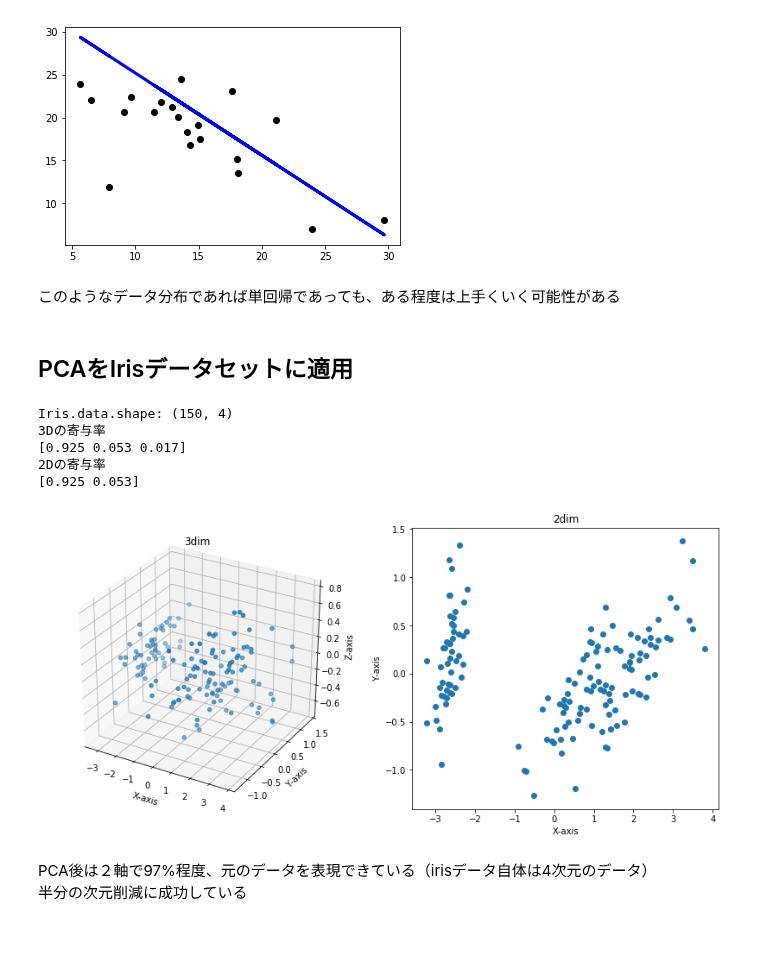
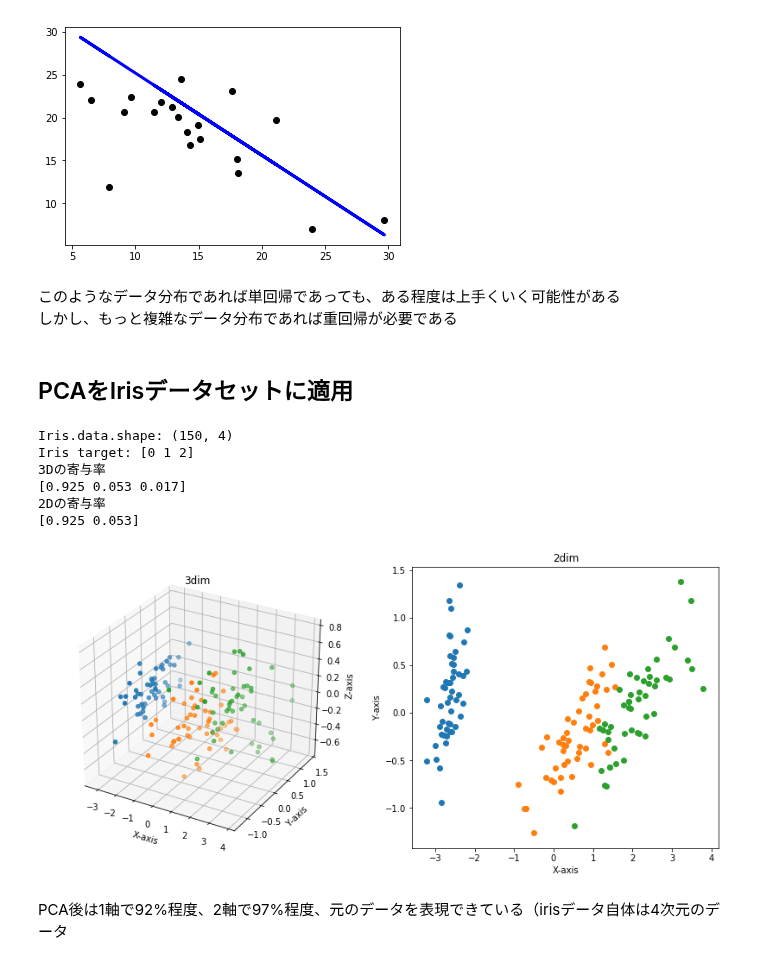
Before and after one commit to furukawa-laboratory/workout_report_2019, a Jupyter notebook: trainee/tsuno/model/beginner_model.ipynb, the cells around one changed output. Drawn from its saved outputs; the diff is of its cells as text; code cells hidden in the pictures; blank space fills up the shorter version.

```diff
--- a/trainee/tsuno/model/beginner_model.ipynb
+++ b/trainee/tsuno/model/beginner_model.ipynb
@@ -123,7 +123,8 @@ plt.show()
 # %% [output]
 [figure]
 # %% [markdown]
-このようなデータ分布であれば単回帰であっても、ある程度は上手くいく可能性がある
+このようなデータ分布であれば単回帰であっても、ある程度は上手くいく可能性がある<br>
+しかし、もっと複雑なデータ分布であれば重回帰が必要である
 # %% [markdown]
 ## PCAをIrisデータセットに適用
 # %%
@@ -137,38 +138,46 @@ np.set_printoptions(precision=3)
 # %%
 iris = datasets.load_iris()
 print('Iris.data.shape: {}'.format(iris.data.shape))
+targets = iris.target
+print('Iris target: {}'.format(np.unique(iris.target)))
+
 fig = plt.figure(figsize=(14,6))
 
 pca = PCA(n_components=3).fit(iris.data)
 X = pca.transform(iris.data)
 
 ax = fig.add_subplot(121, projection='3d')
-ax.scatter(X[:,0], X[:,1], X[:,2])
+for label in np.unique(targets):
+    ax.scatter(X[targets == label, 0],
+               X[targets == label, 1],
+               X[targets == label, 2])
 ax.set_title('3dim')
 ax.set_xlabel("X-axis")
 ax.set_ylabel("Y-axis")
 ax.set_zlabel("Z-axis")
 print('3Dの寄与率')
 print(pca.explained_variance_ratio_)
 
 pca = PCA(n_components=2).fit(iris.data)
 X = pca.transform(iris.data)
 
 ax = fig.add_subplot(122)
-ax.scatter(X[:,0], X[:,1])
+for label in np.unique(targets):
+    ax.scatter(X[targets == label, 0],
+               X[targets == label, 1])
 ax.set_title('2dim')
 ax.set_xlabel("X-axis")
 ax.set_ylabel("Y-axis")
 print('2Dの寄与率')
 print(pca.explained_variance_ratio_)
 plt.show()
 # %% [output]
 Iris.data.shape: (150, 4)
+Iris target: [0 1 2]
 3Dの寄与率
 [0.925 0.053 0.017]
 2Dの寄与率
 [0.925 0.053]
-[figure, old version]
+[figure, new version]
 # %% [markdown]
-PCA後は２軸で97%程度、元のデータを表現できている（irisデータ自体は4次元のデータ）<br>
-半分の次元削減に成功している
+PCA後は1軸で92%程度、2軸で97%程度、元のデータを表現できている（irisデータ自体は4次元のデータ
```
